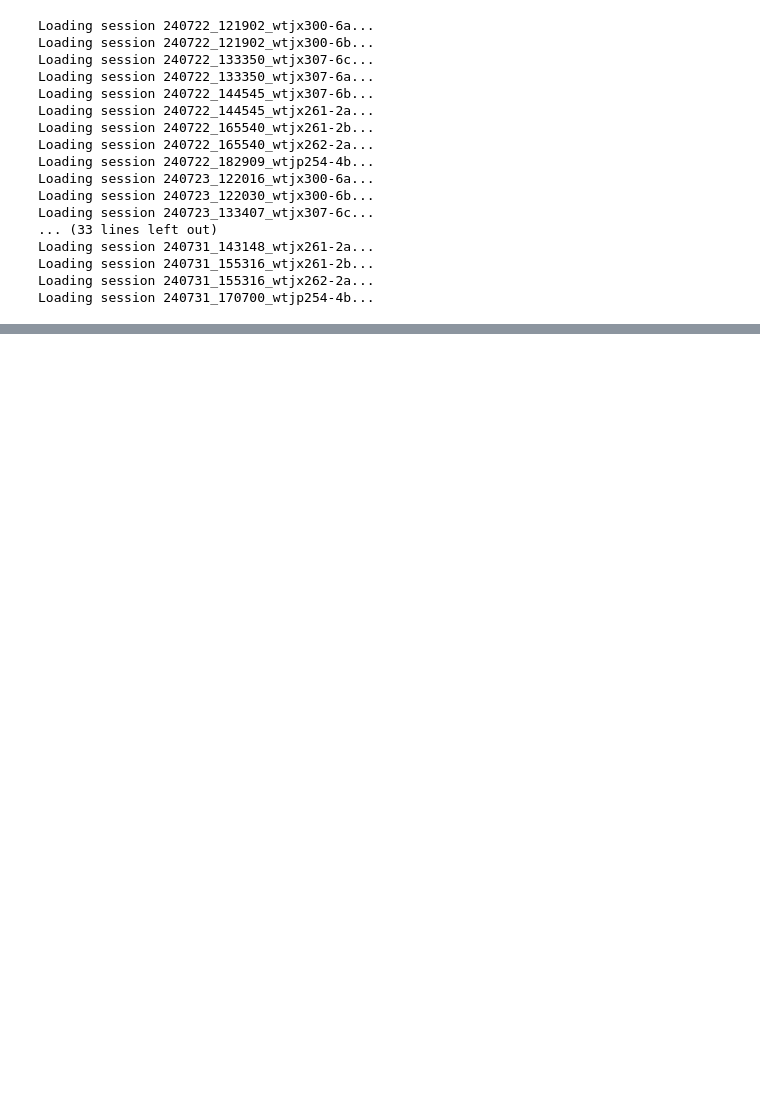
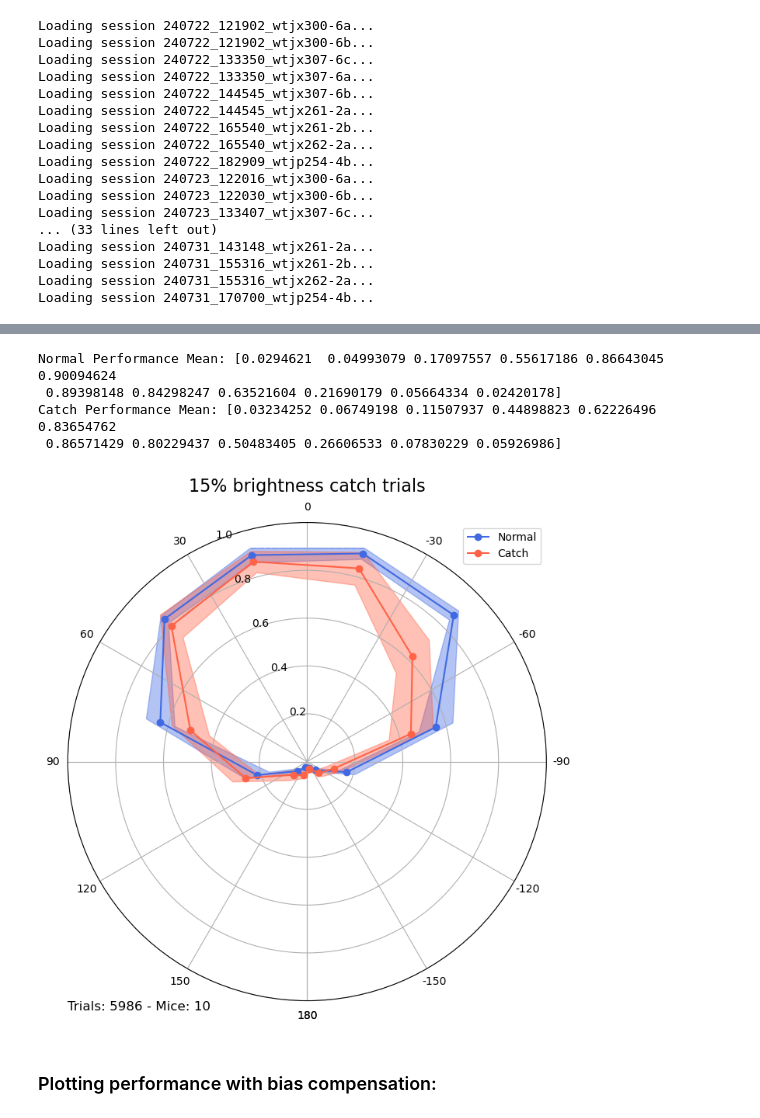
Before and after one commit to stef1029/hex_behav_analysis, a Jupyter notebook: PP_analysis_notebook_July_cohort.ipynb, the cells around one changed output, grey strips where cells are left out. Cells and saved outputs as stored; diff of their text form; code cells hidden in the pictures; blank space fills up the shorter version.

```diff
--- a/PP_analysis_notebook_July_cohort.ipynb
+++ b/PP_analysis_notebook_July_cohort.ipynb
@@ -230,0 +260,16 @@ Needs to take in the sessions and split them depending on the catch trials into
+# %%
+wait_catch_day_1_exclusion = ['240805_182539_wtjp254-4b']
+wait_catch_day_1_sessions = [Session(cohort.get_session(session)) for session in wait_catch_day_1 if session not in wait_catch_day_1_exclusion]
+
+wait_catch_day_2_exclusion = []
+wait_catch_day_2_sessions = [Session(cohort.get_session(session)) for session in wait_catch_day_2 if session not in wait_catch_day_2_exclusion]
+# %%
+session = wait_catch_day_1_sessions[0]
+
+catch_count = 0
+
+for trial in session.trials:
+    if trial['catch'] == True:
+        catch_count += 1
+
+print(catch_count)
@@ -230,0 +293,8 @@ Needs to take in the sessions and split them depending on the catch trials into
+# %%
+LED_catch_day_1_exclusion = []
+# LED_catch_day_1_sessions = [Session(cohort.get_session(session)) for session in [LED_catch_day_1[0]] if session not in LED_catch_day_1_exclusion]
+
+LED_catch_day_1_sessions = [Session(cohort.get_session(session)) for session in LED_catch_day_1 if session not in LED_catch_day_1_exclusion]
+
+LED_catch_day_2_exclusion = []
+LED_catch_day_2_sessions = [Session(cohort.get_session(session)) for session in LED_catch_day_2 if session not in LED_catch_day_2_exclusion]
@@ -230,0 +363,20 @@ Needs to take in the sessions and split them depending on the catch trials into
+# %%
+importlib.reload(PP_plot_catch_trial_performance)
+
+sessions = LED_catch_day_1_sessions + LED_catch_day_2_sessions
+
+PP_plot_catch_trial_performance.plot_performance_by_angle(sessions,
+                                              title = '15% brightness catch trials',
+                                              bin_mode = 'manual',
+                                              trials_per_bin=100,
+                                              plot_mode='radial',
+                                              cue_mode='both',
+                                              error_bars='SEM')
+# %% [output]
+Normal Performance Mean: [0.0294621  0.04993079 0.17097557 0.55617186 0.86643045 0.90094624
+ 0.89398148 0.84298247 0.63521604 0.21690179 0.05664334 0.02420178]
+Catch Performance Mean: [0.03234252 0.06749198 0.11507937 0.44898823 0.62226496 0.83654762
+ 0.86571429 0.80229437 0.50483405 0.26606533 0.07830229 0.05926986]
+[figure, added]
+# %% [markdown]
+### Plotting performance with bias compensation:
```
Also changed, not shown: parts of 27 cells of this notebook, 5 other files.
